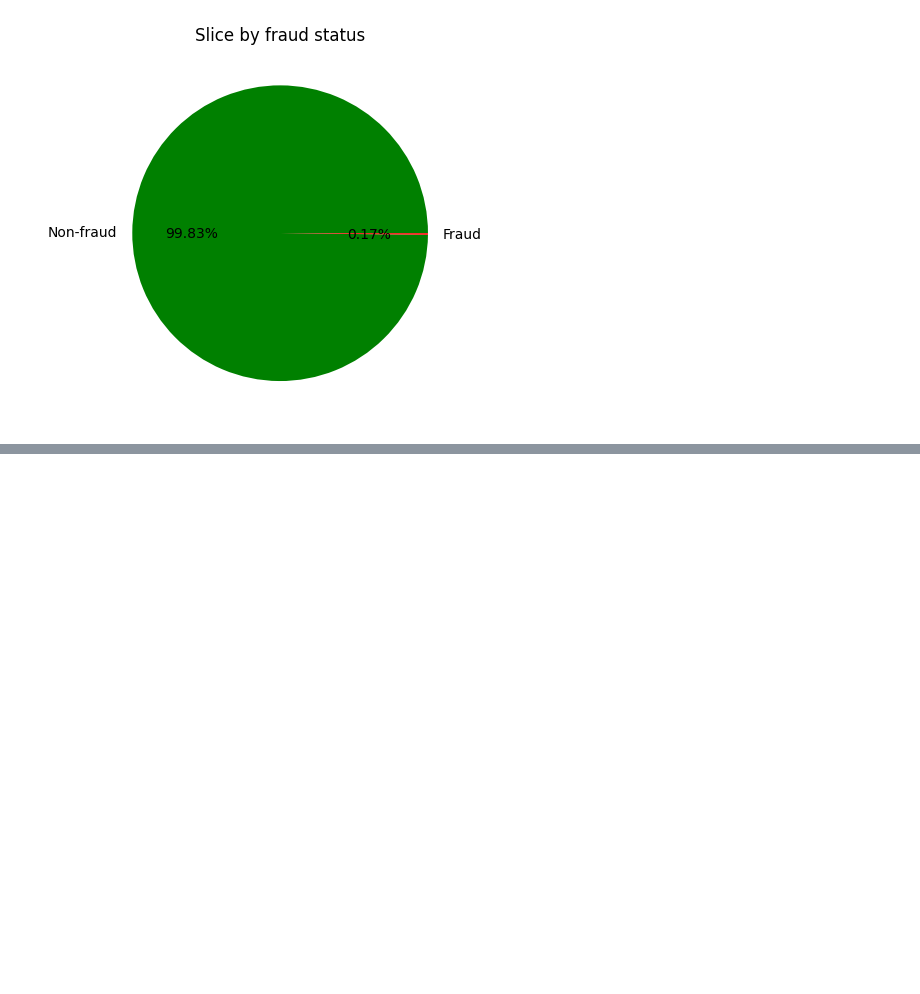
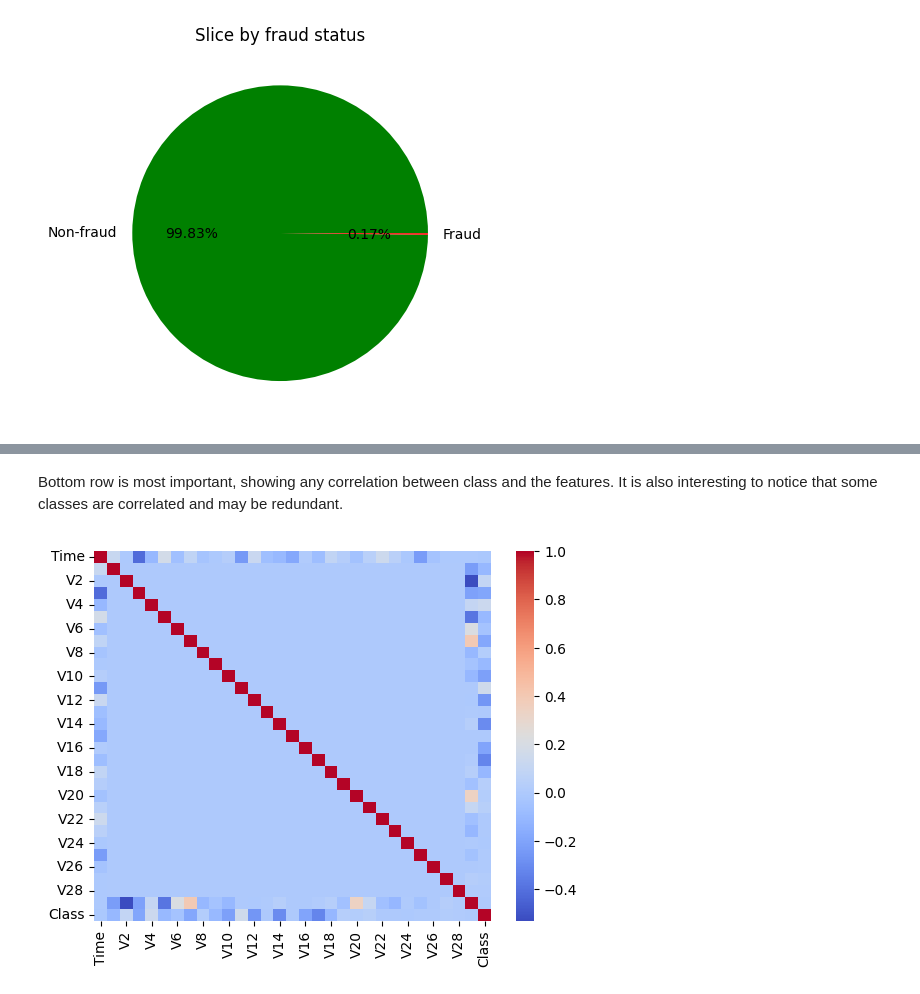
Before and after one commit to idIing/ML-Log, a Jupyter notebook: logistic_regression.ipynb, the cells around one changed output, grey strips where cells are left out. Saved outputs shown, nothing was run; the diff lists cells and outputs as text; code cells hidden in the pictures; blank space fills up the shorter version.

```diff
--- a/logistic_regression.ipynb
+++ b/logistic_regression.ipynb
@@ -198,0 +227,8 @@ plt.show()
+# %% [markdown]
+Bottom row is most important, showing any correlation between class and the features. It is also interesting to notice that some classes are correlated and may be redundant.
+# %%
+corr_matrix = df.corr()
+sns.heatmap(corr_matrix, cmap='coolwarm')
+plt.show()
+# %% [output]
+[figure, added]
```
Also changed, not shown: parts of 27 cells of this notebook.
